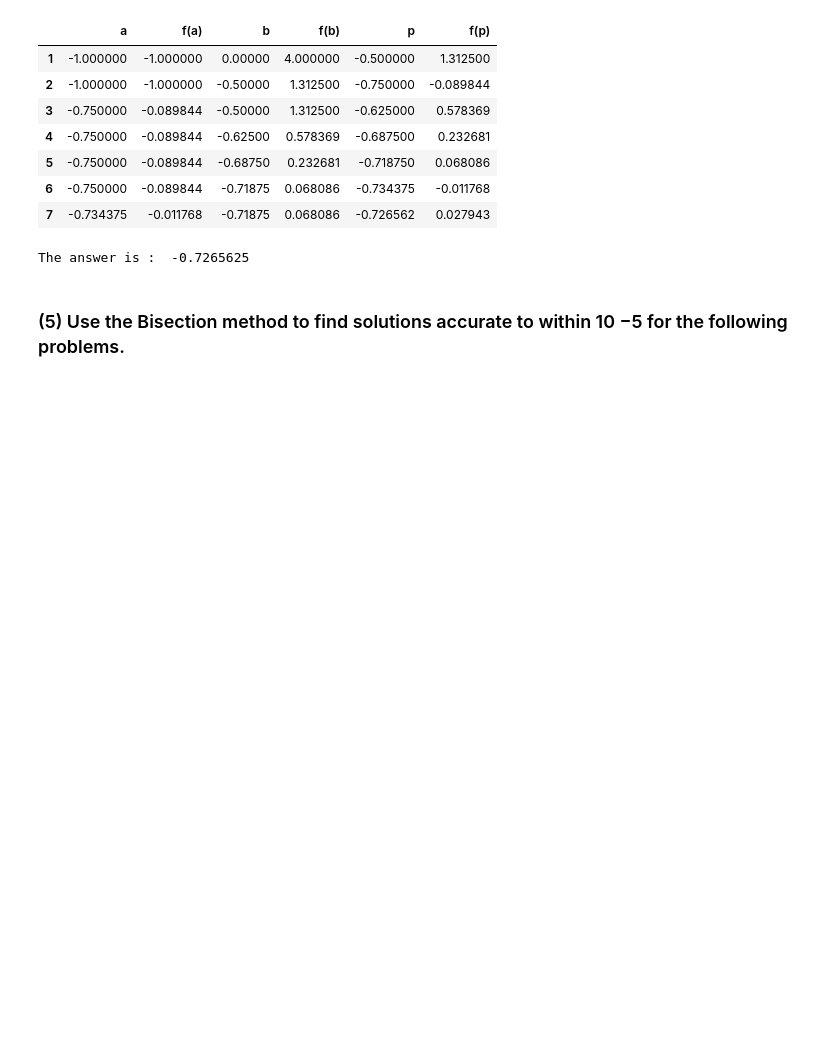
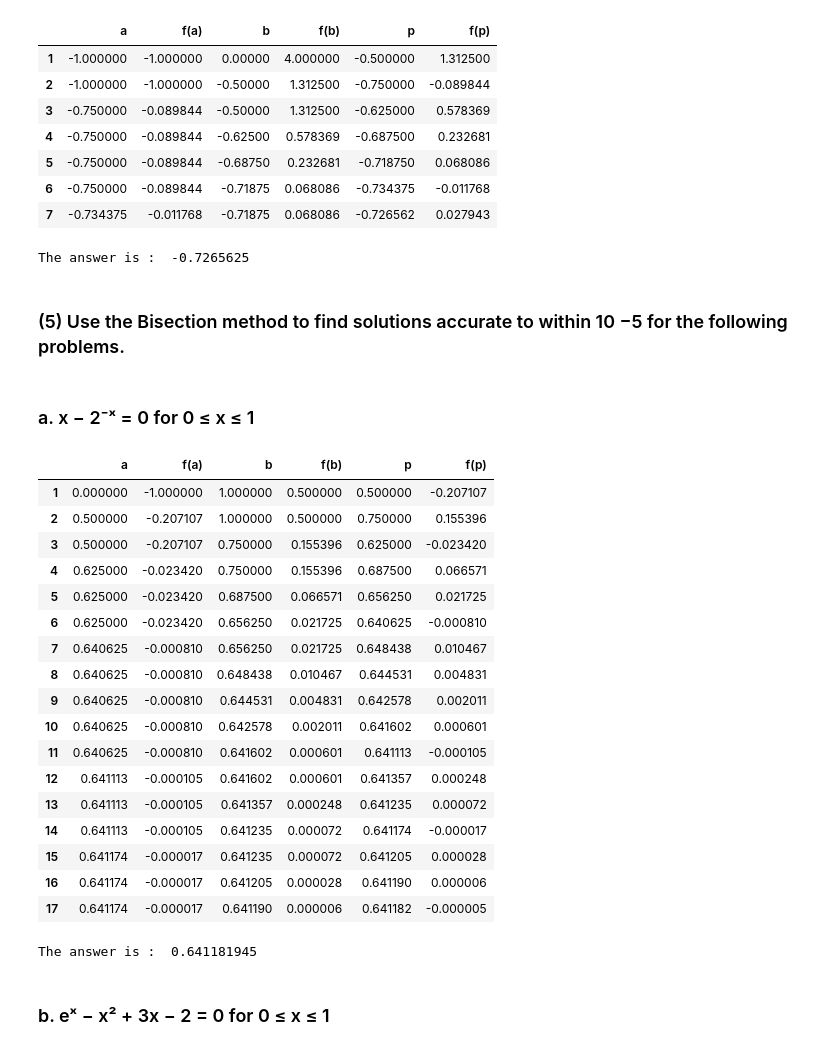
Before and after one commit to aadimator/numerical-computing, a Jupyter notebook: Bisection Method.ipynb, the cells around one changed output. Cells and saved outputs as stored; diff of their text form; code cells hidden in the pictures; blank space fills up the shorter version.

```diff
--- a/Bisection Method.ipynb
+++ b/Bisection Method.ipynb
@@ -316,3 +316,35 @@ print("The answer is : " , Bisection(-1, 0, f, tolerance=pow(10, -2), output="an
 The answer is :  -0.7265625
 # %% [markdown]
 ### (5) Use the Bisection method to find solutions accurate to within 10 −5 for the following problems.
+# %% [markdown]
+### a. x − 2⁻ˣ = 0 for 0 ≤ x ≤ 1
+# %%
+def f(x):
+    return x - pow(2, -x)
+# %%
+Bisection(0, 1, f, tolerance=pow(10, -5), output="table")
+# %% [output]
+|  | a | f(a) | b | f(b) | p | f(p) |
+| 1 | 0.000000 | -1.000000 | 1.000000 | 0.500000 | 0.500000 | -0.207107 |
+| 2 | 0.500000 | -0.207107 | 1.000000 | 0.500000 | 0.750000 | 0.155396 |
+| 3 | 0.500000 | -0.207107 | 0.750000 | 0.155396 | 0.625000 | -0.023420 |
+| 4 | 0.625000 | -0.023420 | 0.750000 | 0.155396 | 0.687500 | 0.066571 |
+| 5 | 0.625000 | -0.023420 | 0.687500 | 0.066571 | 0.656250 | 0.021725 |
+| 6 | 0.625000 | -0.023420 | 0.656250 | 0.021725 | 0.640625 | -0.000810 |
+| 7 | 0.640625 | -0.000810 | 0.656250 | 0.021725 | 0.648438 | 0.010467 |
+| 8 | 0.640625 | -0.000810 | 0.648438 | 0.010467 | 0.644531 | 0.004831 |
+| 9 | 0.640625 | -0.000810 | 0.644531 | 0.004831 | 0.642578 | 0.002011 |
+| 10 | 0.640625 | -0.000810 | 0.642578 | 0.002011 | 0.641602 | 0.000601 |
+| 11 | 0.640625 | -0.000810 | 0.641602 | 0.000601 | 0.641113 | -0.000105 |
+| 12 | 0.641113 | -0.000105 | 0.641602 | 0.000601 | 0.641357 | 0.000248 |
+| 13 | 0.641113 | -0.000105 | 0.641357 | 0.000248 | 0.641235 | 0.000072 |
+| 14 | 0.641113 | -0.000105 | 0.641235 | 0.000072 | 0.641174 | -0.000017 |
+| 15 | 0.641174 | -0.000017 | 0.641235 | 0.000072 | 0.641205 | 0.000028 |
+| 16 | 0.641174 | -0.000017 | 0.641205 | 0.000028 | 0.641190 | 0.000006 |
+| 17 | 0.641174 | -0.000017 | 0.641190 | 0.000006 | 0.641182 | -0.000005 |
+# %%
+print("The answer is : " , Bisection(0, 1, f, tolerance=pow(10, -5), output="answer"))
+# %% [output]
+The answer is :  0.641181945
+# %% [markdown]
+### b. eˣ − x² + 3x − 2 = 0 for 0 ≤ x ≤ 1
```
Also changed, not shown: parts of 15 cells of this notebook.
